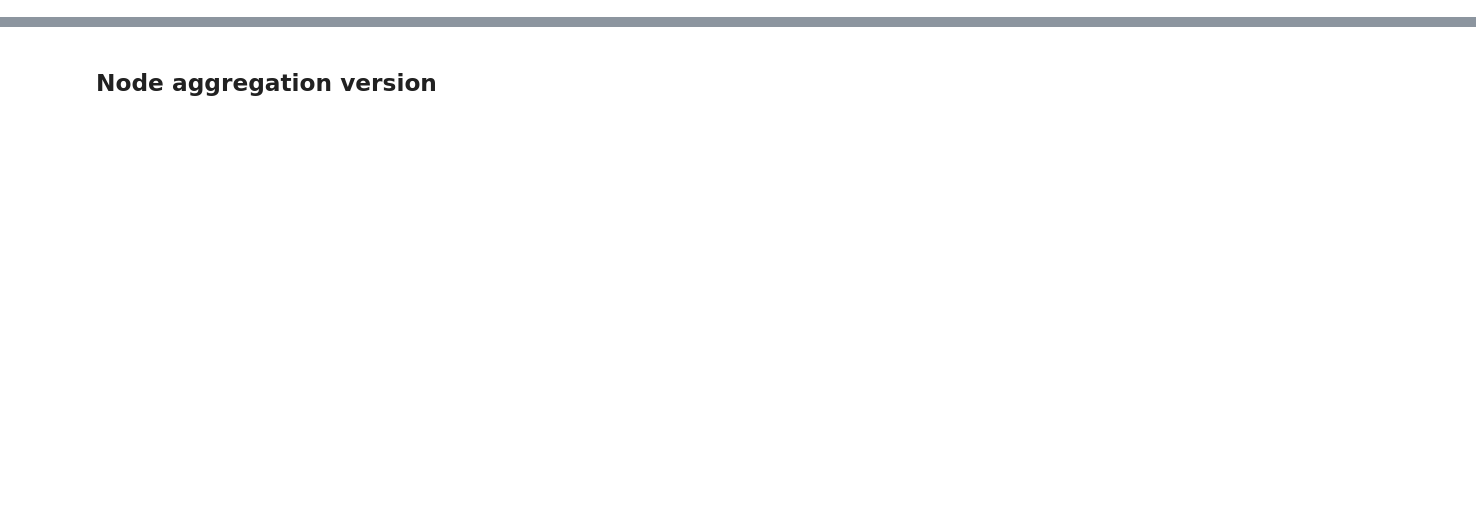
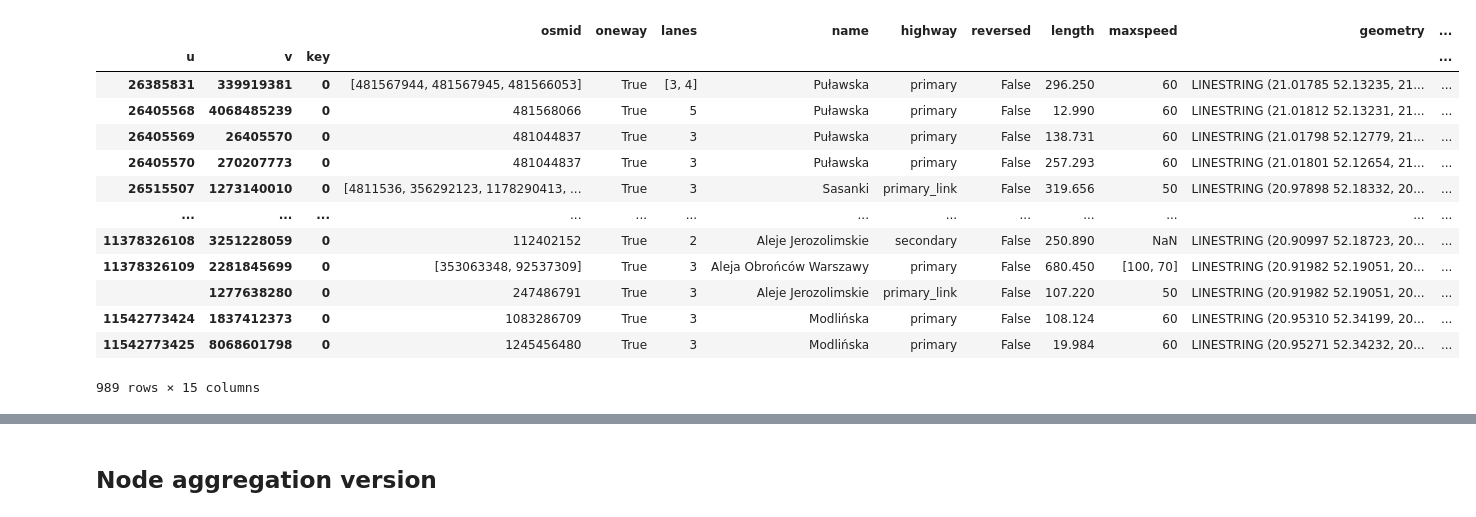
Before and after one commit to StaszekM/gradient, a Jupyter notebook: notebooks/osmnx_graph_train_test.ipynb, the cells around one changed output, grey strips where cells are left out. Drawn from its saved outputs; the diff is of its cells as text; code cells hidden in the pictures; blank space fills up the shorter version.

```diff
--- a/notebooks/osmnx_graph_train_test.ipynb
+++ b/notebooks/osmnx_graph_train_test.ipynb
@@ -53,0 +71,3 @@ gdf_edges
+# %%
+gdf_edges.replace('NaN', np.nan, inplace=True)
+gdf_edges.isna().sum()
@@ -53,0 +91,17 @@ gdf_edges
+# %%
+gdf_edges[~gdf_edges['ref'].isna()]
+# %% [output]
+|  |  |  | osmid | oneway | lanes | name | highway | reversed | length | maxspeed | geometry | ... |
+| u | v | key |  |  |  |  |  |  |  |  |  | ... |
+| 26385831 | 339919381 | 0 | [481567944, 481567945, 481566053] | True | [3, 4] | Puławska | primary | False | 296.250 | 60 | LINESTRING (21.01785 52.13235, 21... | ... |
+| 26405568 | 4068485239 | 0 | 481568066 | True | 5 | Puławska | primary | False | 12.990 | 60 | LINESTRING (21.01812 52.13231, 21... | ... |
+| 26405569 | 26405570 | 0 | 481044837 | True | 3 | Puławska | primary | False | 138.731 | 60 | LINESTRING (21.01798 52.12779, 21... | ... |
+| 26405570 | 270207773 | 0 | 481044837 | True | 3 | Puławska | primary | False | 257.293 | 60 | LINESTRING (21.01801 52.12654, 21... | ... |
+| 26515507 | 1273140010 | 0 | [4811536, 356292123, 1178290413, ... | True | 3 | Sasanki | primary_link | False | 319.656 | 50 | LINESTRING (20.97898 52.18332, 20... | ... |
+| ... | ... | ... | ... | ... | ... | ... | ... | ... | ... | ... | ... | ... |
+| 11378326108 | 3251228059 | 0 | 112402152 | True | 2 | Aleje Jerozolimskie | secondary | False | 250.890 | NaN | LINESTRING (20.90997 52.18723, 20... | ... |
+| 11378326109 | 2281845699 | 0 | [353063348, 92537309] | True | 3 | Aleja Obrońców Warszawy | primary | False | 680.450 | [100, 70] | LINESTRING (20.91982 52.19051, 20... | ... |
+|  | 1277638280 | 0 | 247486791 | True | 3 | Aleje Jerozolimskie | primary_link | False | 107.220 | 50 | LINESTRING (20.91982 52.19051, 20... | ... |
+| 11542773424 | 1837412373 | 0 | 1083286709 | True | 3 | Modlińska | primary | False | 108.124 | 60 | LINESTRING (20.95310 52.34199, 20... | ... |
+| 11542773425 | 8068601798 | 0 | 1245456480 | True | 3 | Modlińska | primary | False | 19.984 | 60 | LINESTRING (20.95271 52.34232, 20... | ... |
+989 rows × 15 columns
```
Also changed, not shown: parts of 37 cells of this notebook, 2 other files.
